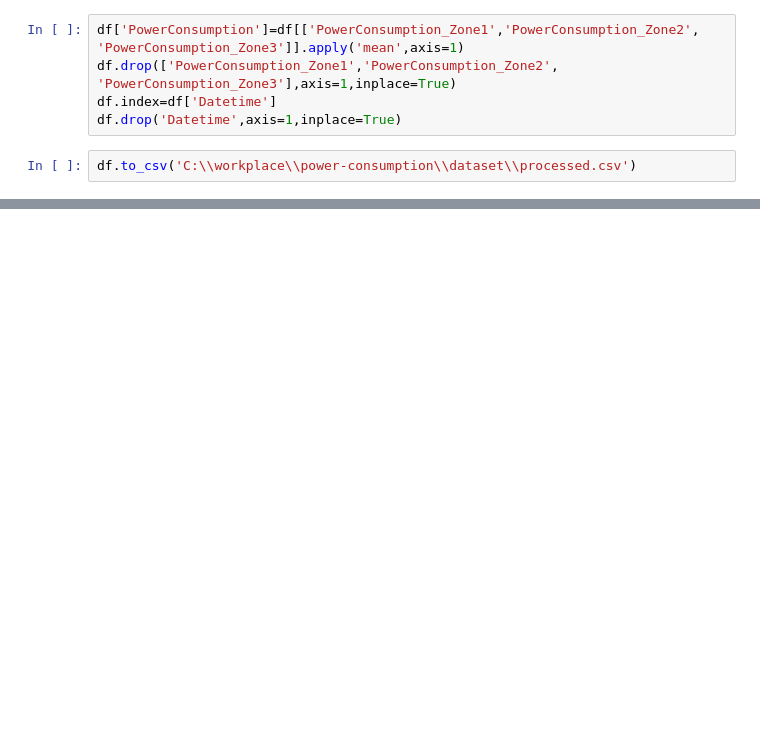
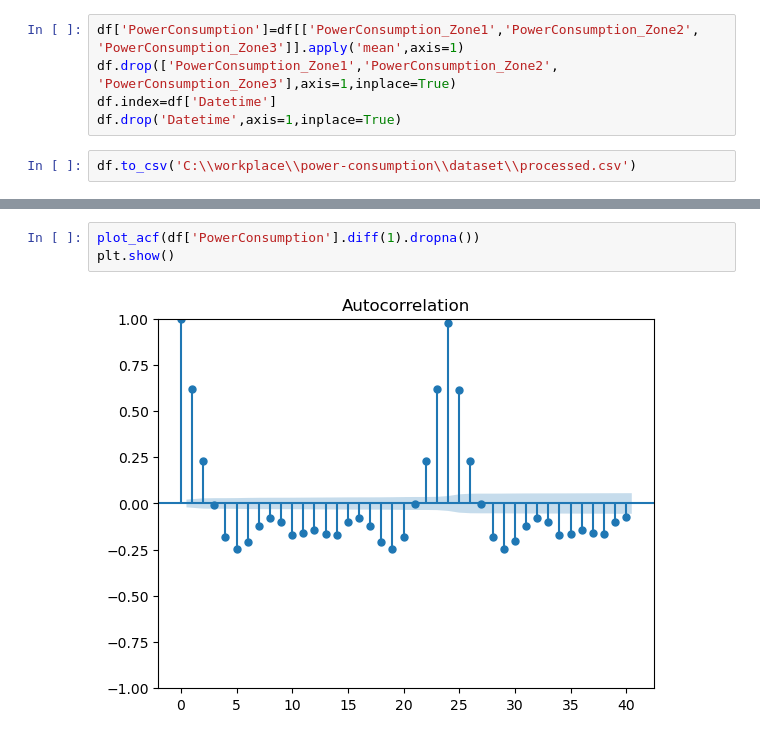
Before and after one commit to spirnia/power-consumption, a Jupyter notebook: notebooks/priliminary_ananlysis_and_based_model.ipynb, the cells around one changed output, grey strips where cells are left out. Drawn from its saved outputs; the diff is of its cells as text; blank space fills up the shorter version.

```diff
--- a/notebooks/priliminary_ananlysis_and_based_model.ipynb
+++ b/notebooks/priliminary_ananlysis_and_based_model.ipynb
@@ -27,0 +36,5 @@ df.to_csv('C:\\workplace\\power-consumption\\dataset\\processed.csv')
+# %%
+plot_acf(df['PowerConsumption'].diff(1).dropna())
+plt.show()
+# %% [output]
+[figure, added]
```
Also changed, not shown: parts of 8 cells of this notebook.
